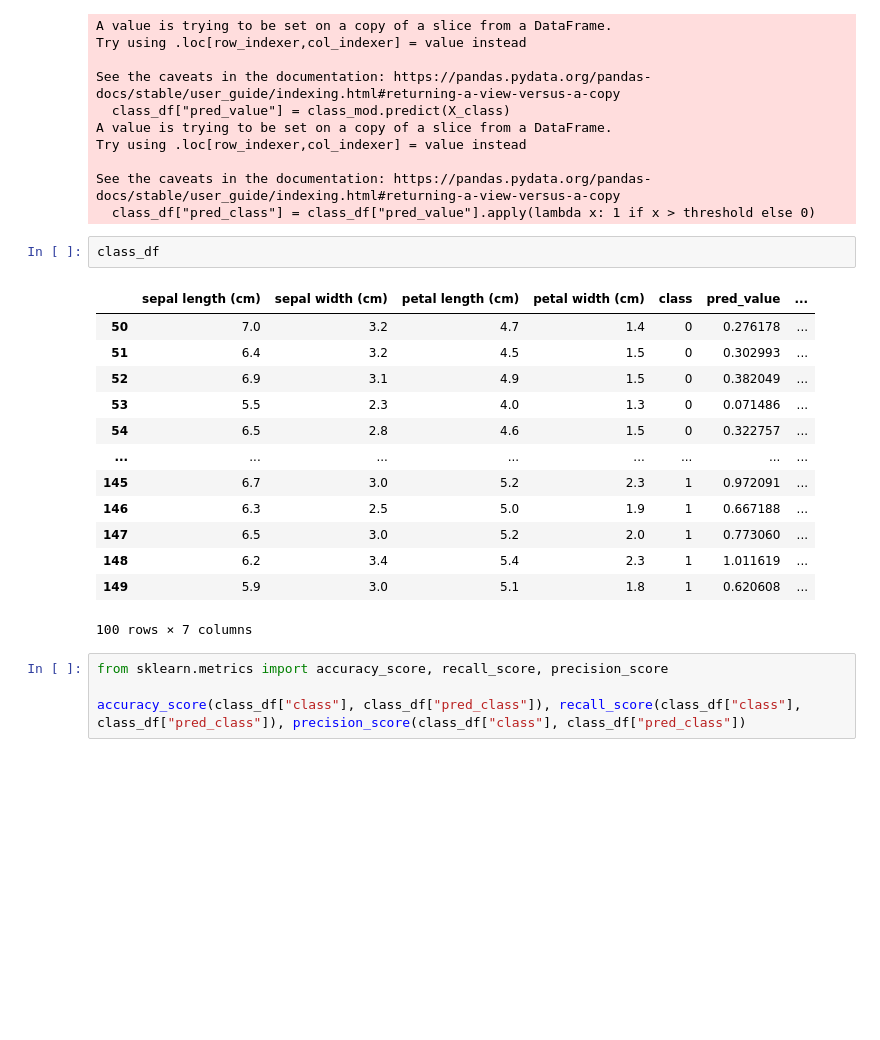
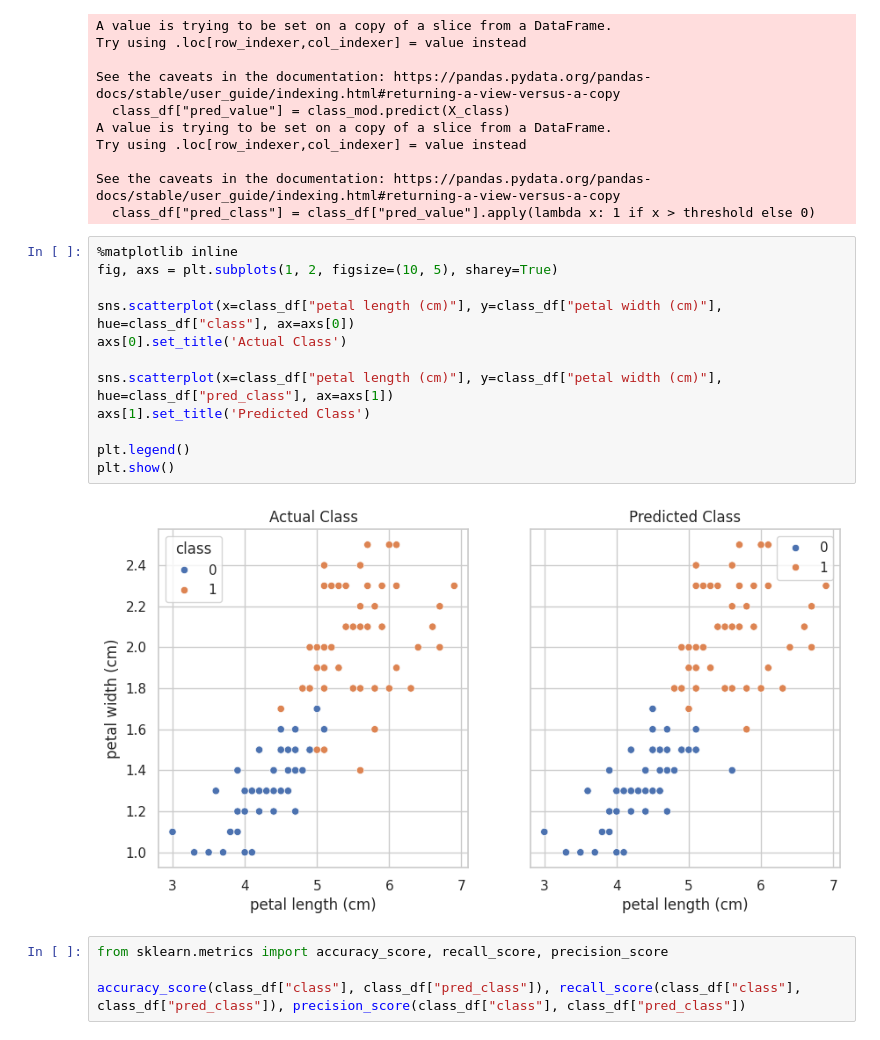
Before and after one commit to santortiz/ml-overview, a Jupyter notebook: notebooks/linear_regression/lr.ipynb, the cells around one changed output. Drawn from its saved outputs; the diff is of its cells as text; blank space fills up the shorter version.

```diff
--- a/notebooks/linear_regression/understanding_lr.ipynb
+++ b/notebooks/linear_regression/lr.ipynb
@@ -399,22 +399,20 @@ Try using .loc[row_indexer,col_indexer] = value instead
 
 See the caveats in the documentation: https://pandas.pydata.org/pandas-docs/stable/user_guide/indexing.html#returning-a-view-versus-a-copy
   class_df["pred_class"] = class_df["pred_value"].apply(lambda x: 1 if x > threshold else 0)
-# %%
-class_df
-# %% [output]
-|  | sepal length (cm) | sepal width (cm) | petal length (cm) | petal width (cm) | class | pred_value | ... |
-| 50 | 7.0 | 3.2 | 4.7 | 1.4 | 0 | 0.276178 | ... |
-| 51 | 6.4 | 3.2 | 4.5 | 1.5 | 0 | 0.302993 | ... |
-| 52 | 6.9 | 3.1 | 4.9 | 1.5 | 0 | 0.382049 | ... |
-| 53 | 5.5 | 2.3 | 4.0 | 1.3 | 0 | 0.071486 | ... |
-| 54 | 6.5 | 2.8 | 4.6 | 1.5 | 0 | 0.322757 | ... |
-| ... | ... | ... | ... | ... | ... | ... | ... |
-| 145 | 6.7 | 3.0 | 5.2 | 2.3 | 1 | 0.972091 | ... |
-| 146 | 6.3 | 2.5 | 5.0 | 1.9 | 1 | 0.667188 | ... |
-| 147 | 6.5 | 3.0 | 5.2 | 2.0 | 1 | 0.773060 | ... |
-| 148 | 6.2 | 3.4 | 5.4 | 2.3 | 1 | 1.011619 | ... |
-| 149 | 5.9 | 3.0 | 5.1 | 1.8 | 1 | 0.620608 | ... |
-100 rows × 7 columns
+# %%
+%matplotlib inline
+fig, axs = plt.subplots(1, 2, figsize=(10, 5), sharey=True)
+
+sns.scatterplot(x=class_df["petal length (cm)"], y=class_df["petal width (cm)"], hue=class_df["class"], ax=axs[0])
+axs[0].set_title('Actual Class')
+
+sns.scatterplot(x=class_df["petal length (cm)"], y=class_df["petal width (cm)"], hue=class_df["pred_class"], ax=axs[1])
+axs[1].set_title('Predicted Class')
+
+plt.legend()
+plt.show()
+# %% [output]
+[figure, added]
 # %%
 from sklearn.metrics import accuracy_score, recall_score, precision_score
 
```
Also changed, not shown: parts of 6 cells of this notebook, 4 other files.
